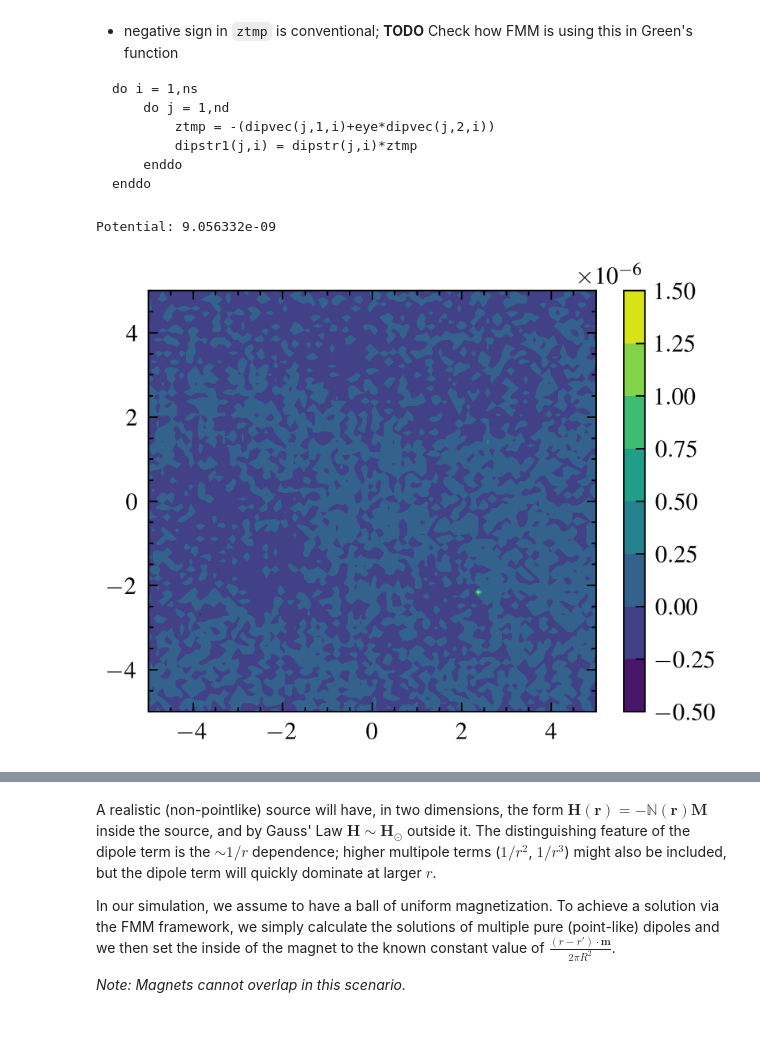
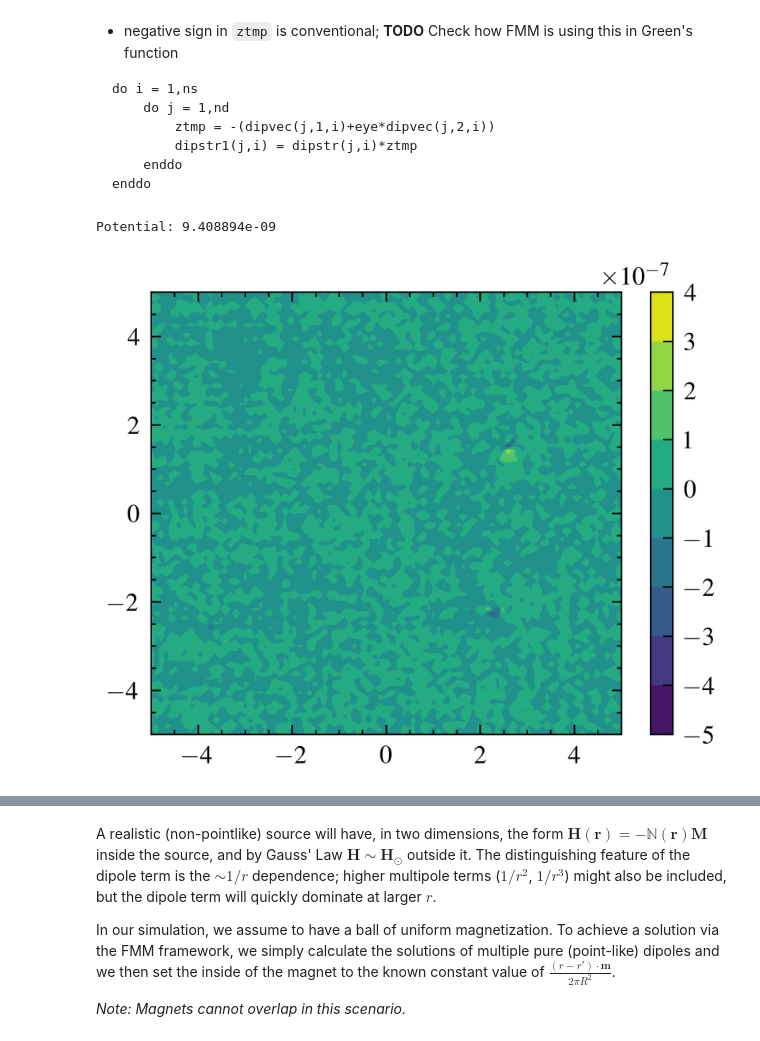
Before and after one commit to cmt-dtu-energy/hypermagnetics, a Jupyter notebook: nbs/check_fmm.ipynb, the cells around one changed output, grey strips where cells are left out. Saved outputs shown, nothing was run; the diff lists cells and outputs as text; code cells hidden in the pictures.

````diff
--- a/nbs/check_fmm.ipynb
+++ b/nbs/check_fmm.ipynb
@@ -60,26 +58,26 @@ enddo
 ```
 # %%
 sim = train.copy()
-sim['msp_grid'], _ = potential2D(sim['sources'], sim['grid'], sim['shape'])
+sim['msp_grid'], _ = potential2D(sim['sources'], sim['shape'], sim['grid'])
 
 ### Potential
 if source_cfg["line"]:
     plt.plot(sim['grid'][:, 0], np.abs(sim["msp_grid"][0]))
     plt.plot(sim['grid'][:, 0], np.abs(train["msp_grid"][0]), color='red', linestyle='--')
     plt.yscale("log")
 else:
     x_grid = np.array(train['grid'][:, 0].reshape((source_cfg["res"], source_cfg["res"])))
     y_grid = np.array(train['grid'][:, 1].reshape((source_cfg["res"], source_cfg["res"])))
     sim_msp = sim["msp_grid"][0].reshape((source_cfg["res"], source_cfg["res"]))
     t_msp = train["msp_grid"][0].reshape((source_cfg["res"], source_cfg["res"]))
     # plt.contourf(x_grid, y_grid, sim_msp)
     plt.contourf(x_grid, y_grid, np.clip(sim_msp - t_msp, -0.5, 0.5))
     plt.colorbar()
 
 print("Potential:", np.nanmean(np.abs(sim_msp - t_msp)))
 # %% [output]
-Potential: 9.056332e-09
+Potential: 9.408894e-09
-[figure, old version]
+[figure, new version]
 # %%
 sim["field_grid"] = field2d_grid(source_cfg, sim["msp_grid"])
 
````
Also changed, not shown: parts of 7 cells of this notebook, 9 other files.
